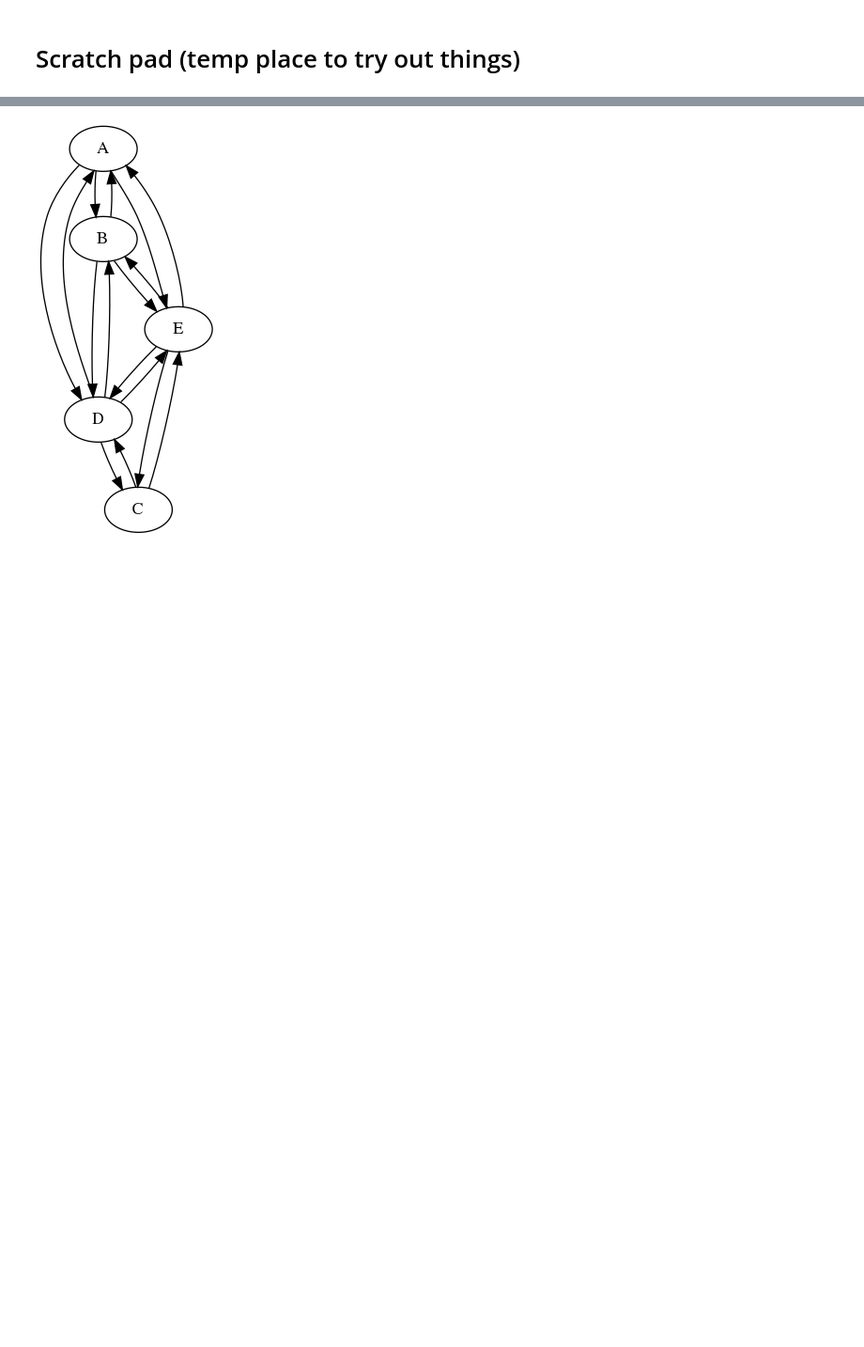
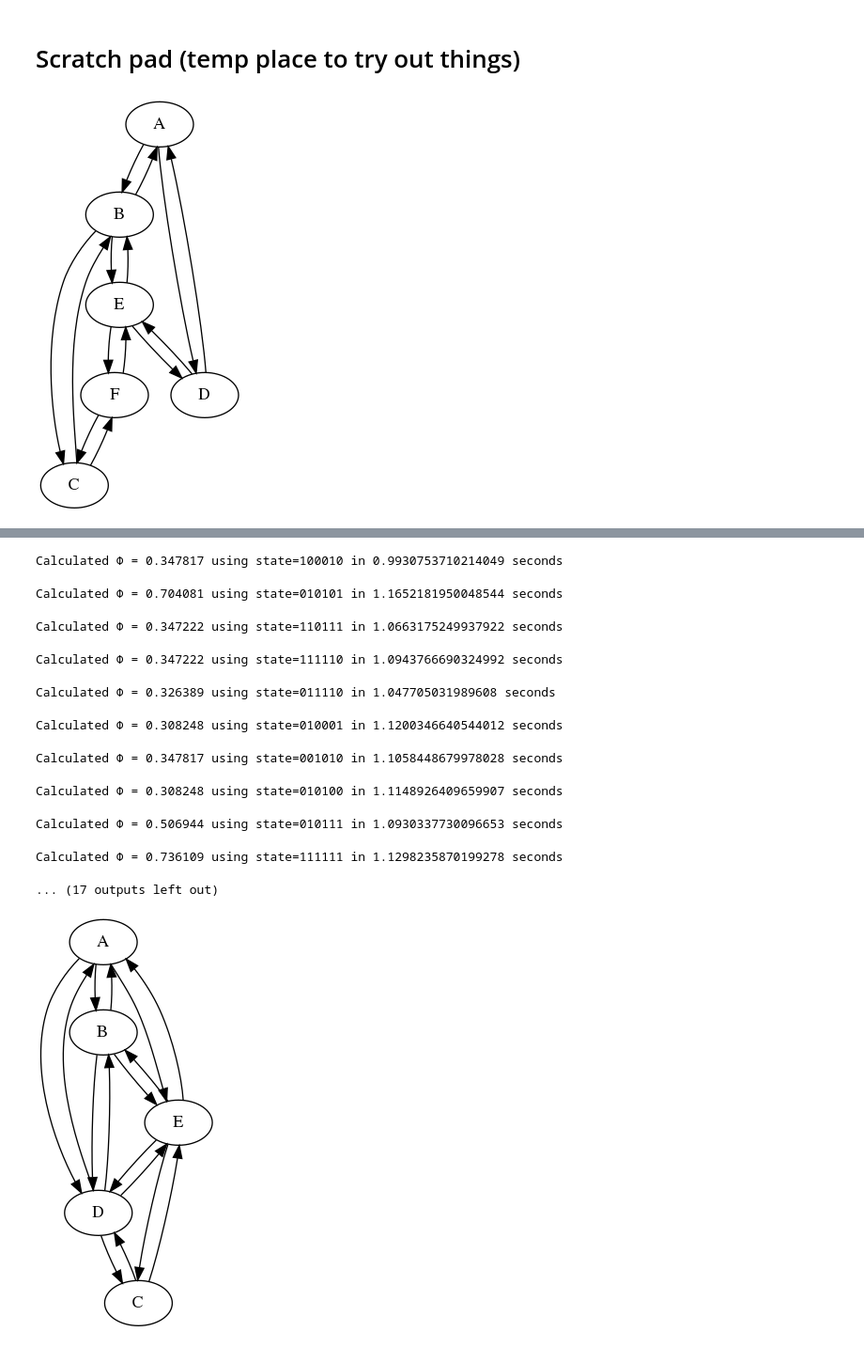
Before and after one commit to pothiers/phial, a Jupyter notebook: notebooks/scratch.ipynb, the cells around one changed output, grey strips where cells are left out. Shown: that part at 94% size. Saved outputs shown, nothing was run; the diff lists cells and outputs as text; code cells hidden in the pictures; blank space fills up the shorter version.

```diff
--- a/notebooks/scratch.ipynb
+++ b/notebooks/scratch.ipynb
@@ -15,3 +15,9 @@ from phial.utils import tic,toc
 from phial.experiment import Experiment
 import IPython
 outdir='~/data/phial/scratch'
+# %%
+exp = Experiment(nx.DiGraph(nx.ladder_graph(3)).edges, default_func='MJ')
+IPython.display.display(exp.net.draw())
+exp.run(plot=True, verbose=True)
+# %% [output]
+[figure, added]
@@ -18,3 +25,14 @@ outdir='~/data/phial/scratch'
+Calculated Φ = 0.347817 using state=100010 in 0.9930753710214049 seconds
+Calculated Φ = 0.704081 using state=010101 in 1.1652181950048544 seconds
+Calculated Φ = 0.347222 using state=110111 in 1.0663175249937922 seconds
+Calculated Φ = 0.347222 using state=111110 in 1.0943766690324992 seconds
+Calculated Φ = 0.326389 using state=011110 in 1.047705031989608 seconds
+Calculated Φ = 0.308248 using state=010001 in 1.1200346640544012 seconds
+Calculated Φ = 0.347817 using state=001010 in 1.1058448679978028 seconds
+Calculated Φ = 0.308248 using state=010100 in 1.1148926409659907 seconds
+Calculated Φ = 0.506944 using state=010111 in 1.0930337730096653 seconds
+Calculated Φ = 0.736109 using state=111111 in 1.1298235870199278 seconds
+... (17 outputs left out)
 # %%
 exp = Experiment(nx.DiGraph(nx.graph_atlas(49)).edges, default_func='MJ')
 IPython.display.display(exp.net.draw())
```
Also changed, not shown: parts of 1 cell of this notebook, 6 other files.
